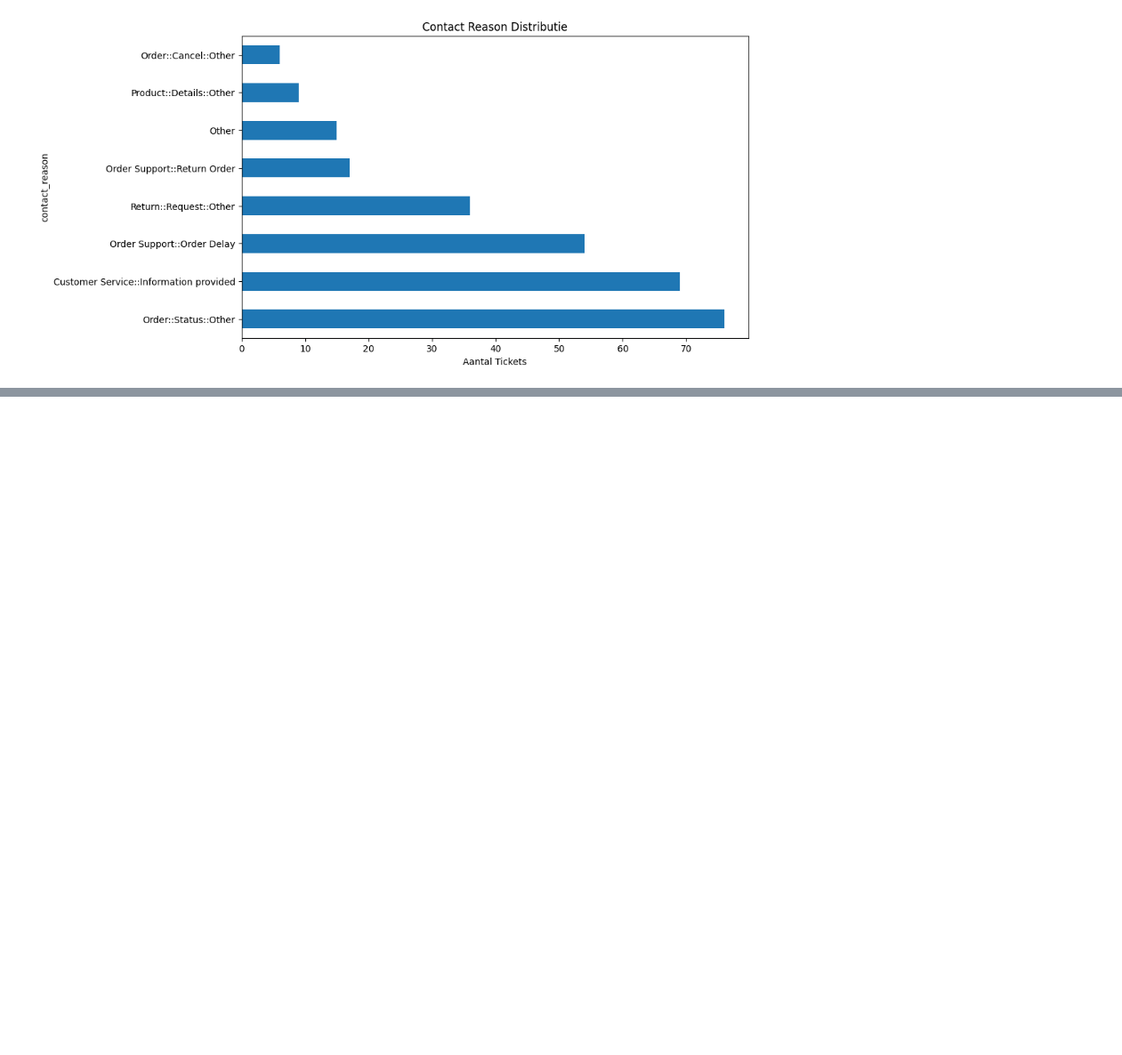
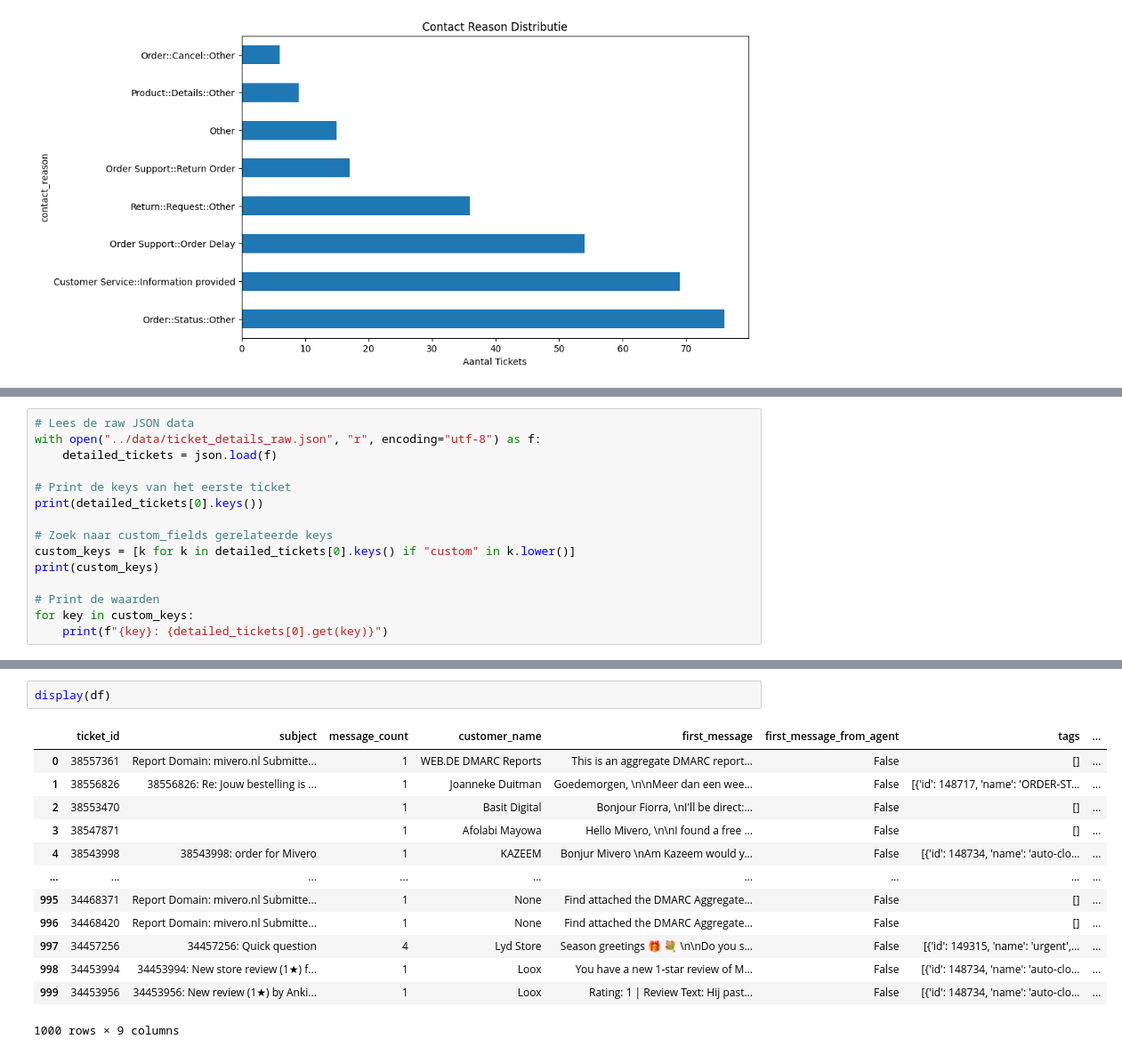
Before and after one commit to DataBySven/customer-service-agent, a Jupyter notebook: analyse/gorgias-tickets-analysis.ipynb, the cells around one changed output, grey strips where cells are left out. Shown at 89% size. Saved outputs shown, nothing was run; the diff lists cells and outputs as text; blank space fills up the shorter version.

```diff
--- a/analyse/gorgias-tickets-analysis.ipynb
+++ b/analyse/gorgias-tickets-analysis.ipynb
@@ -296,0 +398,15 @@ plt.show()
+# %%
+# Lees de raw JSON data
+with open("../data/ticket_details_raw.json", "r", encoding="utf-8") as f:
+    detailed_tickets = json.load(f)
+
+# Print de keys van het eerste ticket
+print(detailed_tickets[0].keys())
+
+# Zoek naar custom_fields gerelateerde keys
+custom_keys = [k for k in detailed_tickets[0].keys() if "custom" in k.lower()]
+print(custom_keys)
+
+# Print de waarden
+for key in custom_keys:
+    print(f"{key}: {detailed_tickets[0].get(key)}")
@@ -296,0 +459,16 @@ plt.show()
+# %%
+display(df)
+# %% [output]
+|  | ticket_id | subject | message_count | customer_name | first_message | first_message_from_agent | tags | ... |
+| 0 | 38557361 | Report Domain: mivero.nl Submitte... | 1 | WEB.DE DMARC Reports | This is an aggregate DMARC report... | False | [] | ... |
+| 1 | 38556826 | 38556826: Re: Jouw bestelling is ... | 1 | Joanneke Duitman | Goedemorgen, \n\nMeer dan een wee... | False | [{'id': 148717, 'name': 'ORDER-ST... | ... |
+| 2 | 38553470 |  | 1 | Basit Digital | Bonjour Fiorra, \nI'll be direct:... | False | [] | ... |
+| 3 | 38547871 |  | 1 | Afolabi Mayowa | Hello Mivero, \n\nI found a free ... | False | [] | ... |
+| 4 | 38543998 | 38543998: order for Mivero | 1 | KAZEEM | Bonjur Mivero \nAm Kazeem would y... | False | [{'id': 148734, 'name': 'auto-clo... | ... |
+| ... | ... | ... | ... | ... | ... | ... | ... | ... |
+| 995 | 34468371 | Report Domain: mivero.nl Submitte... | 1 | None | Find attached the DMARC Aggregate... | False | [] | ... |
+| 996 | 34468420 | Report Domain: mivero.nl Submitte... | 1 | None | Find attached the DMARC Aggregate... | False | [] | ... |
+| 997 | 34457256 | 34457256: Quick question | 4 | Lyd Store | Season greetings 🎁 💐 \n\nDo you s... | False | [{'id': 149315, 'name': 'urgent',... | ... |
+| 998 | 34453994 | 34453994: New store review (1★) f... | 1 | Loox | You have a new 1-star review of M... | False | [{'id': 148734, 'name': 'auto-clo... | ... |
+| 999 | 34453956 | 34453956: New review (1★) by Anki... | 1 | Loox | Rating: 1 | Review Text: Hij past... | False | [{'id': 148734, 'name': 'auto-clo... | ... |
+1000 rows × 9 columns
```
Also changed, not shown: parts of 11 cells of this notebook, 12 other files.
